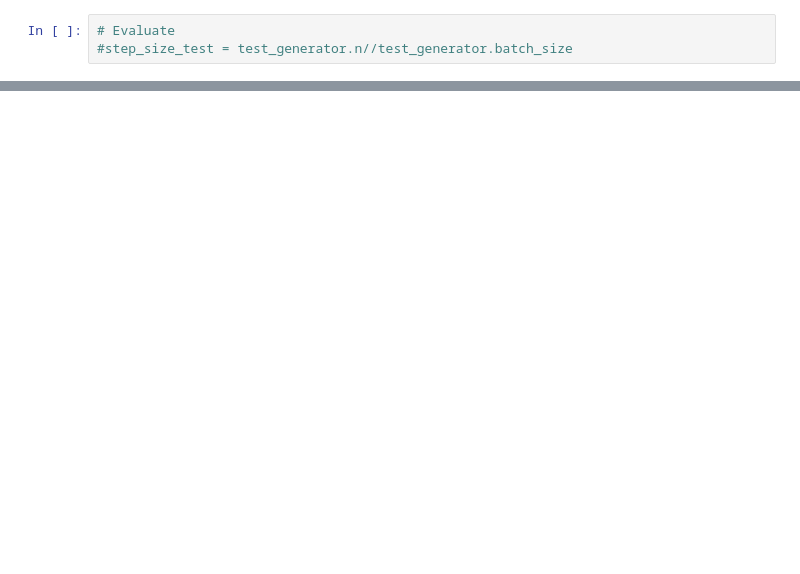
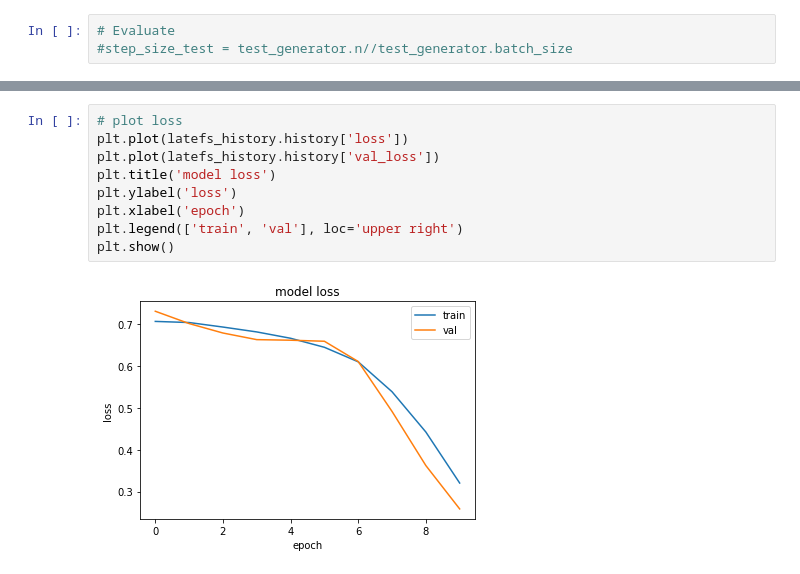
Before and after one commit to Stephanie9606/MultimodalDeepLearning_OnlineMemeClassification, a Jupyter notebook: binary_mulitimodal_late_fusion_memes.ipynb, the cells around one changed output, grey strips where cells are left out. Cells and saved outputs as stored; diff of their text form; blank space fills up the shorter version.

```diff
--- a/binary_mulitimodal_late_fusion_memes.ipynb
+++ b/binary_mulitimodal_late_fusion_memes.ipynb
@@ -653,0 +663,11 @@ plt.show()
+# %%
+# plot loss
+plt.plot(latefs_history.history['loss'])
+plt.plot(latefs_history.history['val_loss'])
+plt.title('model loss')
+plt.ylabel('loss')
+plt.xlabel('epoch')
+plt.legend(['train', 'val'], loc='upper right')
+plt.show()
+# %% [output]
+[figure, added]
```
Also changed, not shown: parts of 9 cells of this notebook.
